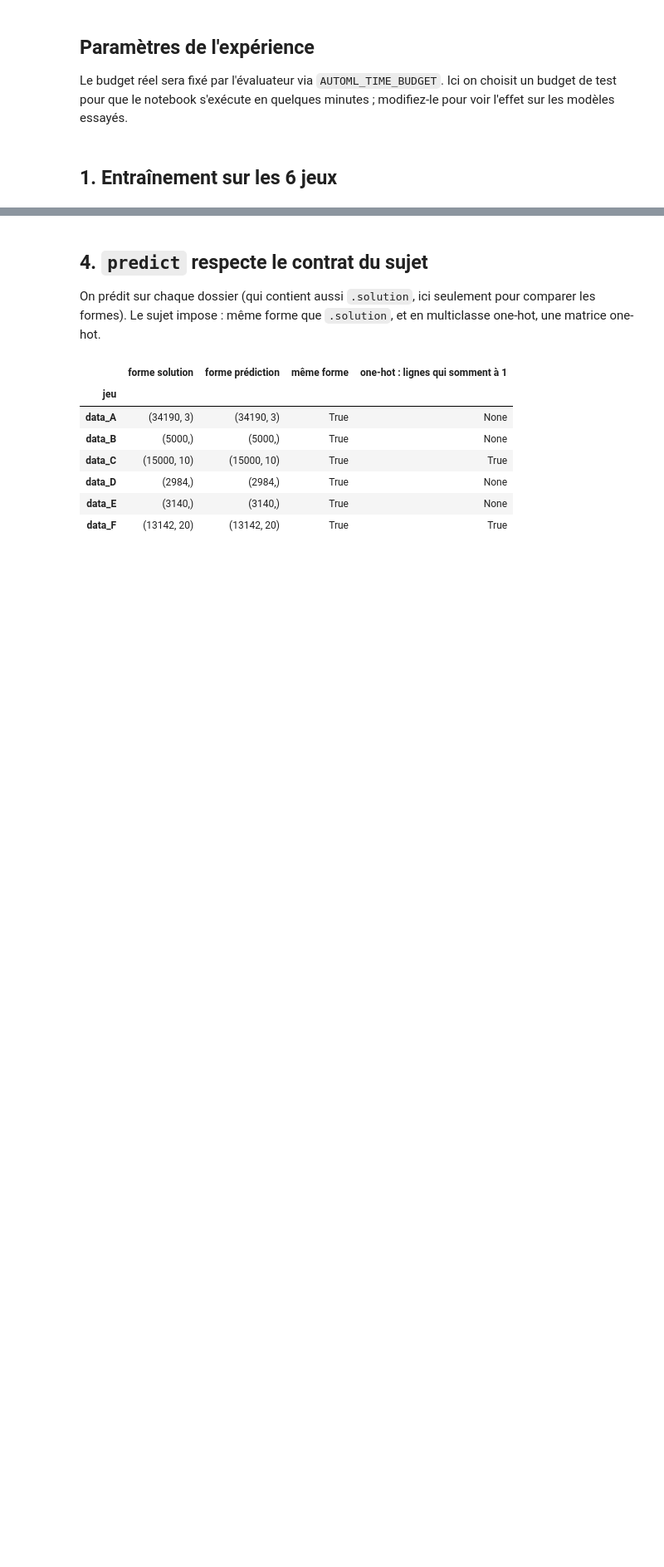
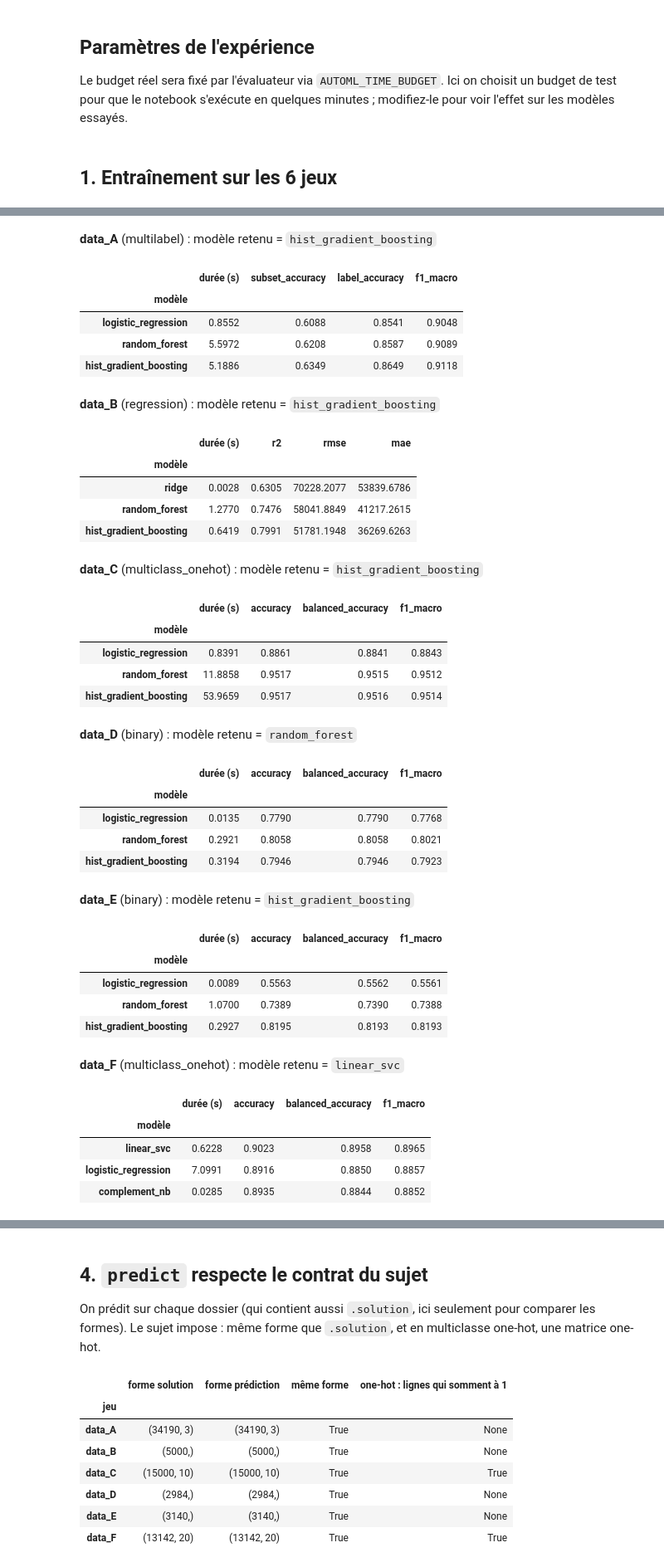
Before and after one commit to nkeoualionel1/AutoML, a Jupyter notebook: notebooks/05_etape3_modeles.ipynb, the cells around one changed output, grey strips where cells are left out. Shown at 83% size. Drawn from its saved outputs; the diff is of its cells as text; code cells hidden in the pictures; blank space fills up the shorter version.

```diff
--- a/notebooks/05_etape3_modeles.ipynb
+++ b/notebooks/05_etape3_modeles.ipynb
@@ -15,14 +14,14 @@ L'optimisation des hyperparamètres (Optuna) et l'ensemble de modèles restent
 Explications détaillées : `docs/ETAPE3_PREMIERS_MODELES.md`.
 # %%
-import os, sys, time, io, contextlib, tempfile
+import os, sys, time, io, contextlib
 import numpy as np
 import pandas as pd
-import scipy.sparse as sp
 import matplotlib.pyplot as plt
+from IPython.display import display, Markdown
 
 # Importer le package automl/ du projet sans l'installer
 sys.path.insert(0, os.path.abspath(".."))
 DATA = os.path.abspath(os.path.join("..", "dataset"))
 JEUX = ["data_A", "data_B", "data_C", "data_D", "data_E", "data_F"]
 plt.rcParams["figure.dpi"] = 90
-print("Données lues dans :", DATA)
+pd.set_option("display.float_format", "{:.4f}".format)
@@ -64 +75,43 @@ Les modèles sont essayés **du moins cher au plus cher**. Un modèle n'est lanc
+# %%
+for nom, m in resultats.items():
+    board = pd.DataFrame(m.leaderboard).set_index("modèle").drop(columns="score")
+    display(Markdown(f"**{nom}** ({m.task.task}) : modèle retenu = `{m.metrics['model']}`"))
+    display(board)
+# %% [output]
+**data_A** (multilabel) : modèle retenu = `hist_gradient_boosting`
+|  | durée (s) | subset_accuracy | label_accuracy | f1_macro |
+| modèle |  |  |  |  |
+| logistic_regression | 0.8552 | 0.6088 | 0.8541 | 0.9048 |
+| random_forest | 5.5972 | 0.6208 | 0.8587 | 0.9089 |
+| hist_gradient_boosting | 5.1886 | 0.6349 | 0.8649 | 0.9118 |
+**data_B** (regression) : modèle retenu = `hist_gradient_boosting`
+|  | durée (s) | r2 | rmse | mae |
+| modèle |  |  |  |  |
+| ridge | 0.0028 | 0.6305 | 70228.2077 | 53839.6786 |
+| random_forest | 1.2770 | 0.7476 | 58041.8849 | 41217.2615 |
+| hist_gradient_boosting | 0.6419 | 0.7991 | 51781.1948 | 36269.6263 |
+**data_C** (multiclass_onehot) : modèle retenu = `hist_gradient_boosting`
+|  | durée (s) | accuracy | balanced_accuracy | f1_macro |
+| modèle |  |  |  |  |
+| logistic_regression | 0.8391 | 0.8861 | 0.8841 | 0.8843 |
+| random_forest | 11.8858 | 0.9517 | 0.9515 | 0.9512 |
+| hist_gradient_boosting | 53.9659 | 0.9517 | 0.9516 | 0.9514 |
+**data_D** (binary) : modèle retenu = `random_forest`
+|  | durée (s) | accuracy | balanced_accuracy | f1_macro |
+| modèle |  |  |  |  |
+| logistic_regression | 0.0135 | 0.7790 | 0.7790 | 0.7768 |
+| random_forest | 0.2921 | 0.8058 | 0.8058 | 0.8021 |
+| hist_gradient_boosting | 0.3194 | 0.7946 | 0.7946 | 0.7923 |
+**data_E** (binary) : modèle retenu = `hist_gradient_boosting`
+|  | durée (s) | accuracy | balanced_accuracy | f1_macro |
+| modèle |  |  |  |  |
+| logistic_regression | 0.0089 | 0.5563 | 0.5562 | 0.5561 |
+| random_forest | 1.0700 | 0.7389 | 0.7390 | 0.7388 |
+| hist_gradient_boosting | 0.2927 | 0.8195 | 0.8193 | 0.8193 |
+**data_F** (multiclass_onehot) : modèle retenu = `linear_svc`
+|  | durée (s) | accuracy | balanced_accuracy | f1_macro |
+| modèle |  |  |  |  |
+| linear_svc | 0.6228 | 0.9023 | 0.8958 | 0.8965 |
+| logistic_regression | 7.0991 | 0.8916 | 0.8850 | 0.8857 |
+| complement_nb | 0.0285 | 0.8935 | 0.8844 | 0.8852 |
 # %%
```
Also changed, not shown: parts of 13 cells of this notebook.
